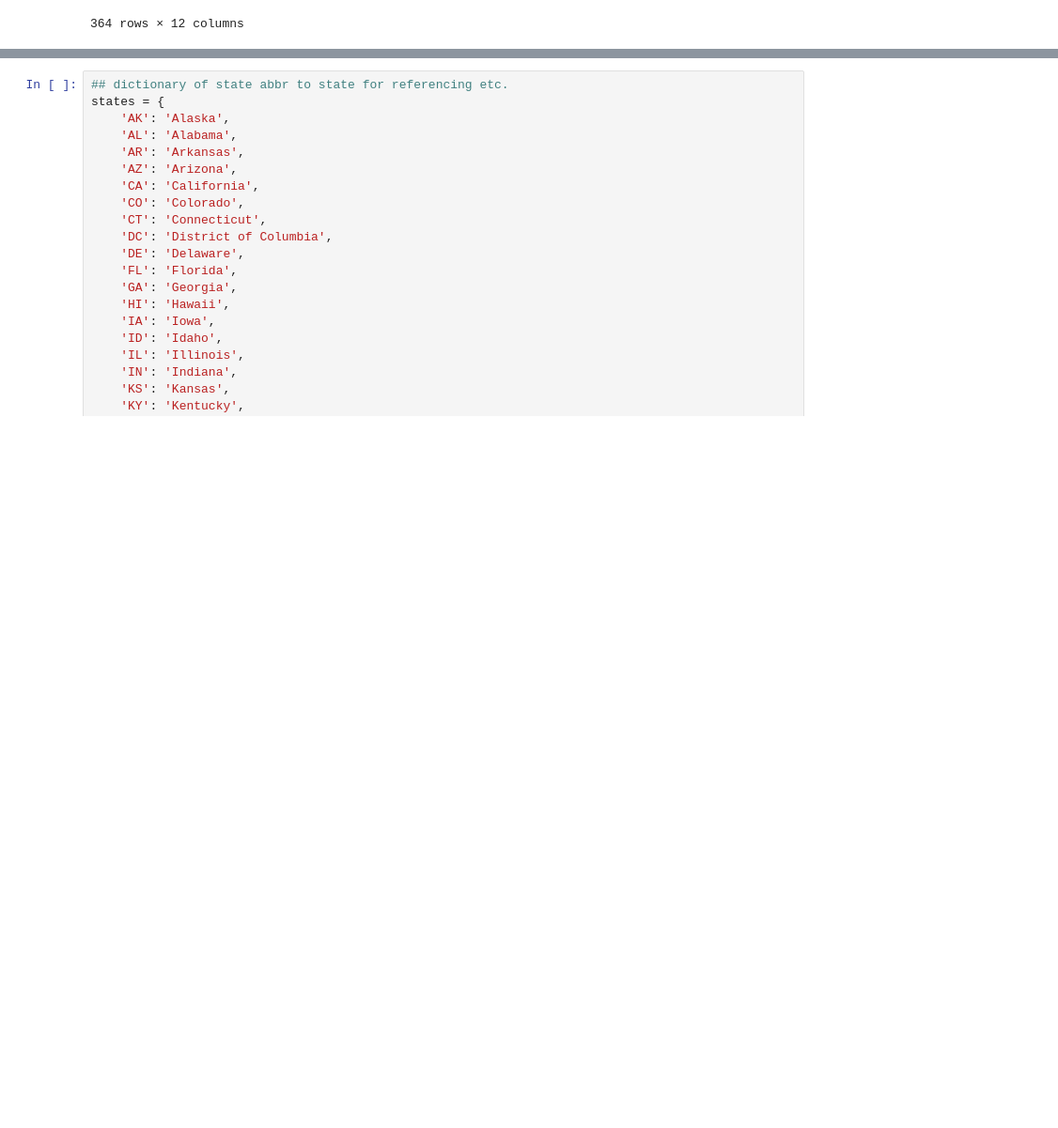
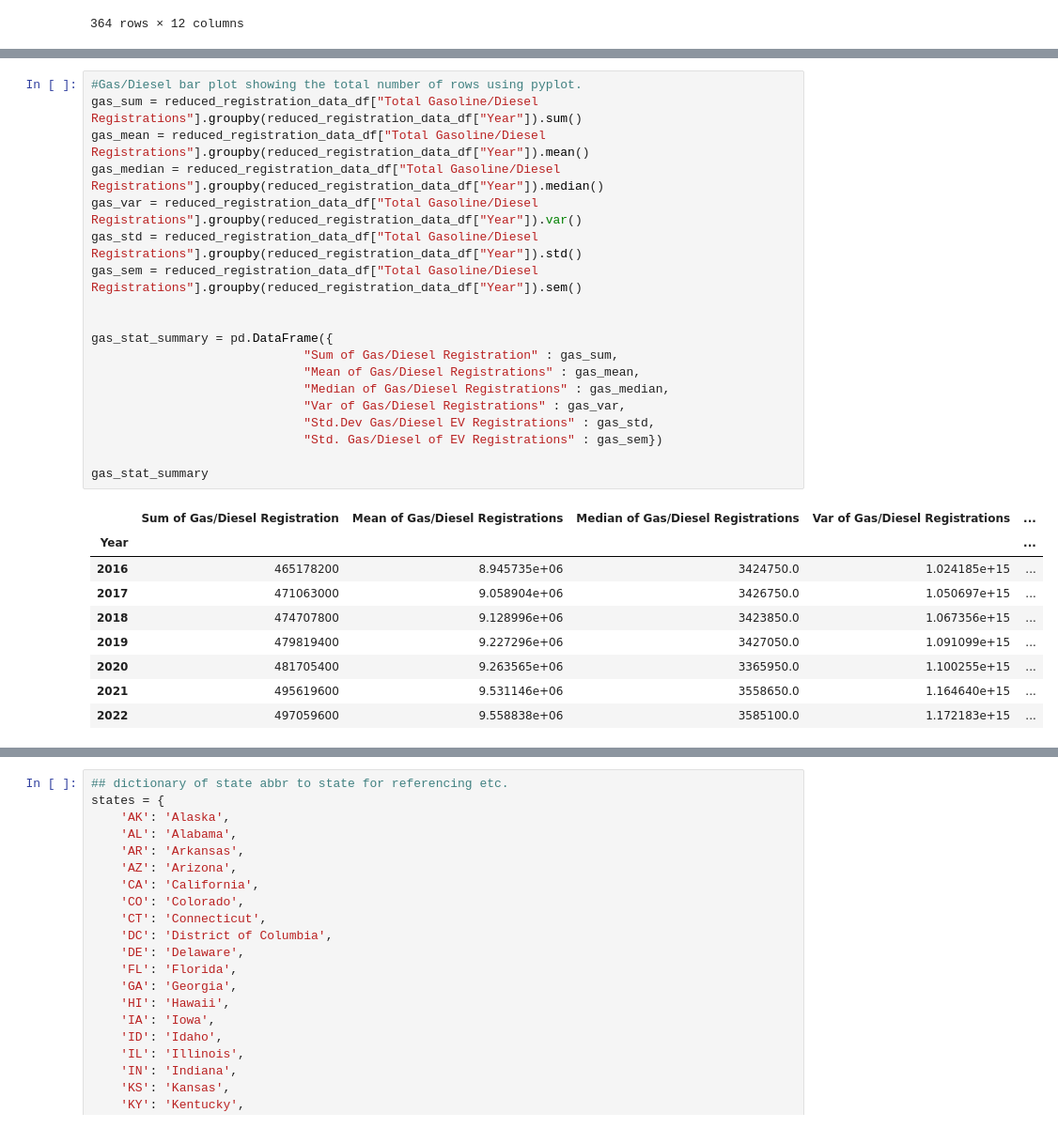
Before and after one commit to MrGoots/ETL_Python_Analysis, a Jupyter notebook: Registration_Files/output/BETA_DataFrame.ipynb, the cells around one changed output, grey strips where cells are left out. Shown at 94% size. Saved outputs shown, nothing was run; the diff lists cells and outputs as text; blank space fills up the shorter version.

```diff
--- a/Registration_Files/output/BETA_DataFrame.ipynb
+++ b/Registration_Files/output/BETA_DataFrame.ipynb
@@ -189,3 +189,32 @@ plt.title("All Vehicle Type Registrations per Year")
 plt.show()
 # %% [output]
 [figure]
+# %%
+#Gas/Diesel bar plot showing the total number of rows using pyplot.
+gas_sum = reduced_registration_data_df["Total Gasoline/Diesel Registrations"].groupby(reduced_registration_data_df["Year"]).sum()
+gas_mean = reduced_registration_data_df["Total Gasoline/Diesel Registrations"].groupby(reduced_registration_data_df["Year"]).mean()
+gas_median = reduced_registration_data_df["Total Gasoline/Diesel Registrations"].groupby(reduced_registration_data_df["Year"]).median()
+gas_var = reduced_registration_data_df["Total Gasoline/Diesel Registrations"].groupby(reduced_registration_data_df["Year"]).var()
+gas_std = reduced_registration_data_df["Total Gasoline/Diesel Registrations"].groupby(reduced_registration_data_df["Year"]).std()
+gas_sem = reduced_registration_data_df["Total Gasoline/Diesel Registrations"].groupby(reduced_registration_data_df["Year"]).sem()
+
+
+gas_stat_summary = pd.DataFrame({
+                             "Sum of Gas/Diesel Registration" : gas_sum,
+                             "Mean of Gas/Diesel Registrations" : gas_mean,
+                             "Median of Gas/Diesel Registrations" : gas_median,
+                             "Var of Gas/Diesel Registrations" : gas_var,
+                             "Std.Dev Gas/Diesel EV Registrations" : gas_std,
+                             "Std. Gas/Diesel of EV Registrations" : gas_sem})
+
+gas_stat_summary
+# %% [output]
+|  | Sum of Gas/Diesel Registration | Mean of Gas/Diesel Registrations | Median of Gas/Diesel Registrations | Var of Gas/Diesel Registrations | ... |
+| Year |  |  |  |  | ... |
+| 2016 | 465178200 | 8.945735e+06 | 3424750.0 | 1.024185e+15 | ... |
+| 2017 | 471063000 | 9.058904e+06 | 3426750.0 | 1.050697e+15 | ... |
+| 2018 | 474707800 | 9.128996e+06 | 3423850.0 | 1.067356e+15 | ... |
+| 2019 | 479819400 | 9.227296e+06 | 3427050.0 | 1.091099e+15 | ... |
+| 2020 | 481705400 | 9.263565e+06 | 3365950.0 | 1.100255e+15 | ... |
+| 2021 | 495619600 | 9.531146e+06 | 3558650.0 | 1.164640e+15 | ... |
+| 2022 | 497059600 | 9.558838e+06 | 3585100.0 | 1.172183e+15 | ... |
```
Also changed, not shown: parts of 3 cells of this notebook.
